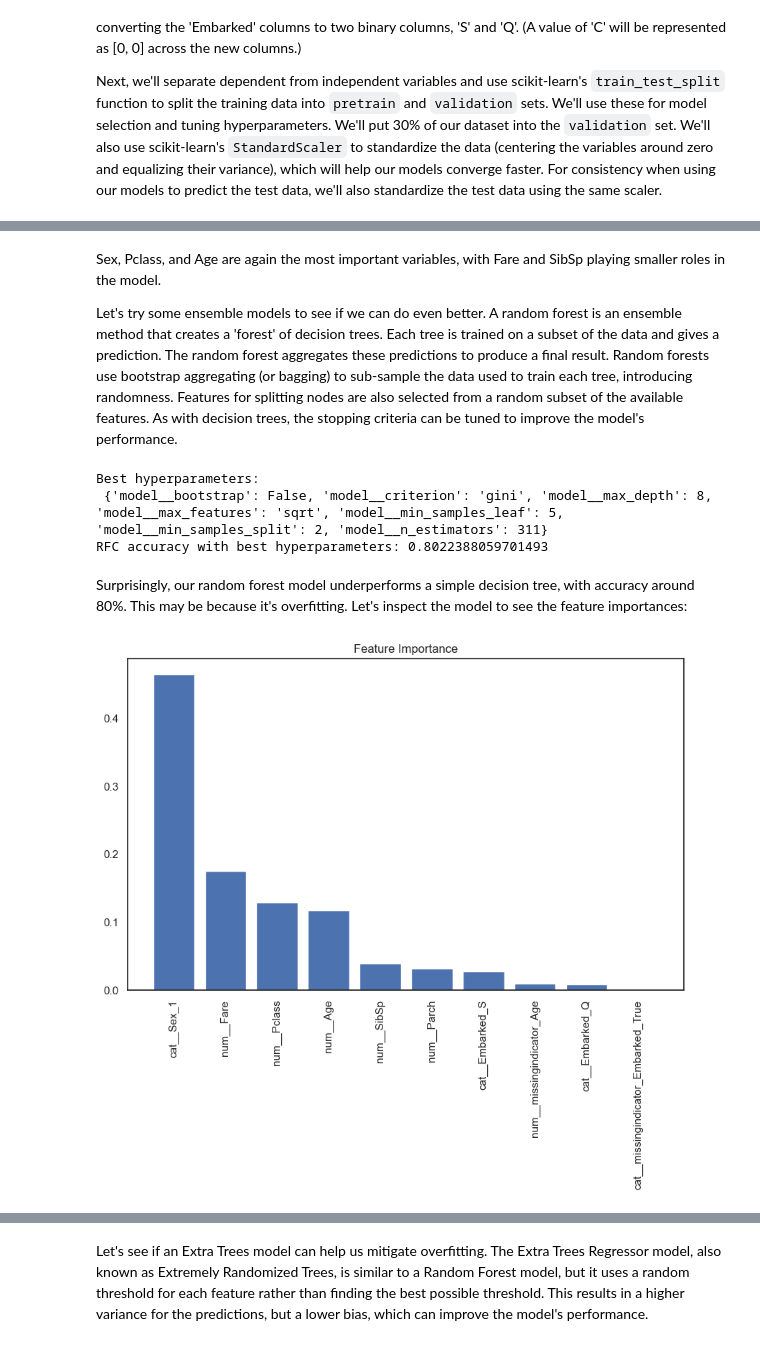
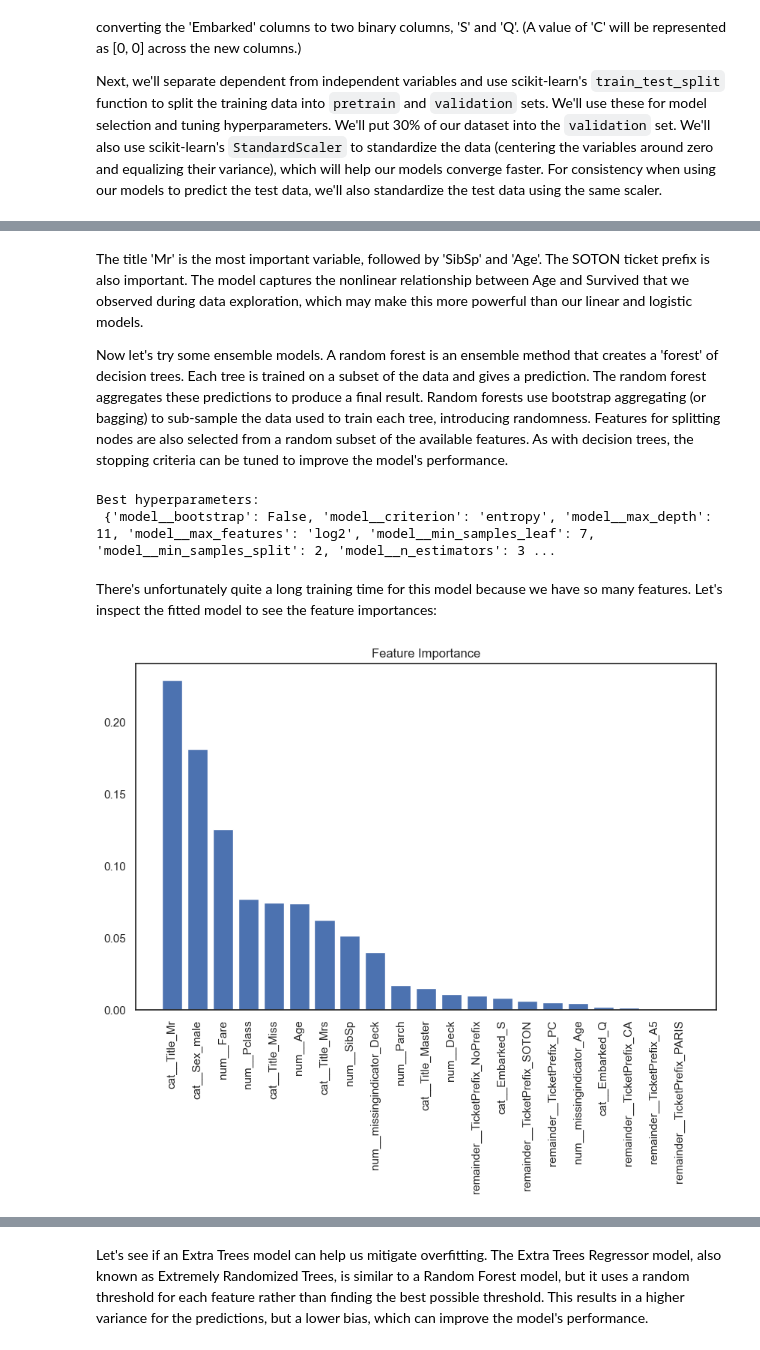
Before and after one commit to chriscarrollsmith/kaggle_notebooks, a Jupyter notebook: Titanic.ipynb, the cells around one changed output, grey strips where cells are left out. Cells and saved outputs as stored; diff of their text form; code cells hidden in the pictures.

```diff
--- a/Titanic.ipynb
+++ b/Titanic.ipynb
@@ -330,3 +648,7 @@ Interestingly, a few parents with very large families did not survive (perhaps b
+# %%
+# split all_data into train and test based on train_passenger_ids and test_passenger_ids
+train = all_data.loc[all_data['PassengerId'].isin(values=train_passenger_ids), :]
+test = all_data.loc[all_data['PassengerId'].isin(values=test_passenger_ids), :]
 # %% [markdown]
 ## Modeling
 
@@ -563,30 +888,30 @@ InvalidParameterError: The 'decision_tree' parameter of plot_tree must be an ins
 # %% [markdown]
-Sex, Pclass, and Age are again the most important variables, with Fare and SibSp playing smaller roles in the model.
+The title 'Mr' is the most important variable, followed by 'SibSp' and 'Age'. The SOTON ticket prefix is also important. The model captures the nonlinear relationship between Age and Survived that we observed during data exploration, which may make this more powerful than our linear and logistic models.
 
-Let's try some ensemble models to see if we can do even better. A random forest is an ensemble method that creates a 'forest' of decision trees. Each tree is trained on a subset of the data and gives a prediction. The random forest aggregates these predictions to produce a final result. Random forests use bootstrap aggregating (or bagging) to sub-sample the data used to train each tree, introducing randomness. Features for splitting nodes are also selected from a random subset of the available features. As with decision trees, the stopping criteria can be tuned to improve the model's performance.
+Now let's try some ensemble models. A random forest is an ensemble method that creates a 'forest' of decision trees. Each tree is trained on a subset of the data and gives a prediction. The random forest aggregates these predictions to produce a final result. Random forests use bootstrap aggregating (or bagging) to sub-sample the data used to train each tree, introducing randomness. Features for splitting nodes are also selected from a random subset of the available features. As with decision trees, the stopping criteria can be tuned to improve the model's performance.
 # %%
 from sklearn.ensemble import RandomForestClassifier
 from scipy.stats import randint
 
 # Define the RandomForest pipeline with preprocessing
-rfc_pipeline = Pipeline([
-    ('preprocessing', preprocessing),
+rfc_pipeline = Pipeline(steps=[
+    ('preprocessor', preprocessor),
     ('model', RandomForestClassifier(random_state=seed))
 ])
 
 # Define the hyperparameters and their possible values
 param_distributions = {
     'model__n_estimators': randint(5, 500),
-    'model__max_features': ['auto', 'sqrt', 'log2', None],
-    'model__max_depth': [None] + list(range(1, 40)),
-    'model__min_samples_split': randint(1, 20),
+    'model__max_features': ['sqrt', 'log2'],
+    'model__max_depth': list(range(1, number_of_features)),
+    'model__min_samples_split': randint(2, 20),
     'model__min_samples_leaf': randint(1, 20),
     'model__bootstrap': [True, False],
     'model__criterion': ['gini', 'entropy']
 }
 
 # Use RandomizedSearchCV to search for the best hyperparameters
-random_search = RandomizedSearchCV(
+rfc_search = RandomizedSearchCV(
         estimator=rfc_pipeline,
         param_distributions=param_distributions,
         scoring=custom_scorer,
@@ -597,50 +922,43 @@ random_search = RandomizedSearchCV(
     )
 
 # Fit the model
-random_search.fit(X=x_pretrain, y=y_pretrain)
+rfc_search.fit(X=x_pretrain, y=y_pretrain)
 
 # Get the best hyperparameters from the grid search
-best_params = random_search.best_params_
+best_params = rfc_search.best_params_
 
 # Get the best estimator and make predictions
-best_rfc = random_search.best_estimator_
-rfc_prediction = best_rfc.predict(X=x_validation)
-rfc_score = thresholded_accuracy(y_true=y_validation, y_pred=rfc_prediction)
+best_rfc = rfc_search.best_estimator_
 
-# Print the hyperparameters and thresholded accuracy score
+# Print the hyperparameters
 print("Best hyperparameters:\n", best_params)
-print("RFC accuracy with best hyperparameters:", rfc_score)
 # %% [output]
 Best hyperparameters:
- {'model__bootstrap': False, 'model__criterion': 'gini', 'model__max_depth': 8, 'model__max_features': 'sqrt', 'model__min_samples_leaf': 5, 'model__min_samples_split': 2, 'model__n_estimators': 311}
-RFC accuracy with best hyperparameters: 0.8022388059701493
+ {'model__bootstrap': False, 'model__criterion': 'entropy', 'model__max_depth': 11, 'model__max_features': 'log2', 'model__min_samples_leaf': 7, 'model__min_samples_split': 2, 'model__n_estimators': 3 ...
-# %% [markdown]
-Surprisingly, our random forest model underperforms a simple decision tree, with accuracy around 80%. This may be because it's overfitting. Let's inspect the model to see the feature importances:
+# %% [markdown]
+There's unfortunately quite a long training time for this model because we have so many features. Let's inspect the fitted model to see the feature importances:
 # %%
 # Get feature importances
 importances = best_rfc.named_steps['model'].feature_importances_
 
 # Get feature names directly from the preprocessor after transformations
-features = best_rfc.named_steps['preprocessing'].get_feature_names_out()
-
-# Ensure that the number of features matches
-assert len(features) == len(importances), "Mismatch between number of features and importances"
+features = best_rfc.named_steps['preprocessor'].get_feature_names_out()
 
 # Sort feature importances in descending order
-indices = np.argsort(importances)[::-1]
+indices = np.argsort(a=importances)[::-1]
 
 # Rearrange feature names so they match the sorted feature importances
 names = [features[i] for i in indices]
 
 # Create a bar plot
 plt.figure(figsize=(10, 6))
-plt.title("Feature Importance")
-plt.bar(range(len(names)), importances[indices])
+plt.title(label="Feature Importance")
+plt.bar(x=range(len(names)), height=importances[indices])
 
 # Add feature names as x-axis labels
-plt.xticks(range(len(names)), names, rotation=90)
+plt.xticks(ticks=range(len(names)), labels=names, rotation=90)
 
 # Display the plot
 plt.show()
 # %% [output]
-[figure, old version]
+[figure, new version]
```
Also changed, not shown: parts of 79 cells of this notebook, 9 other files.
